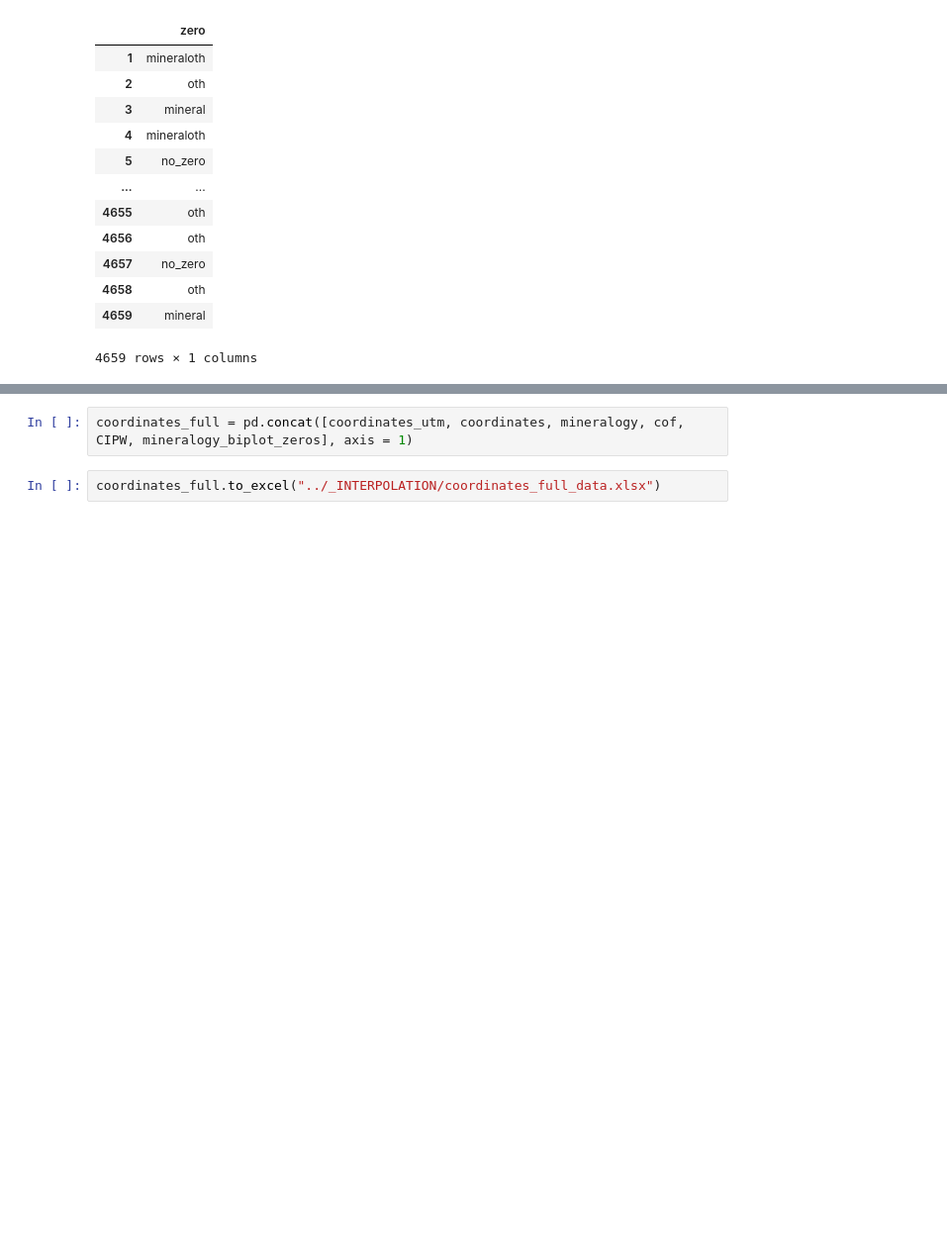
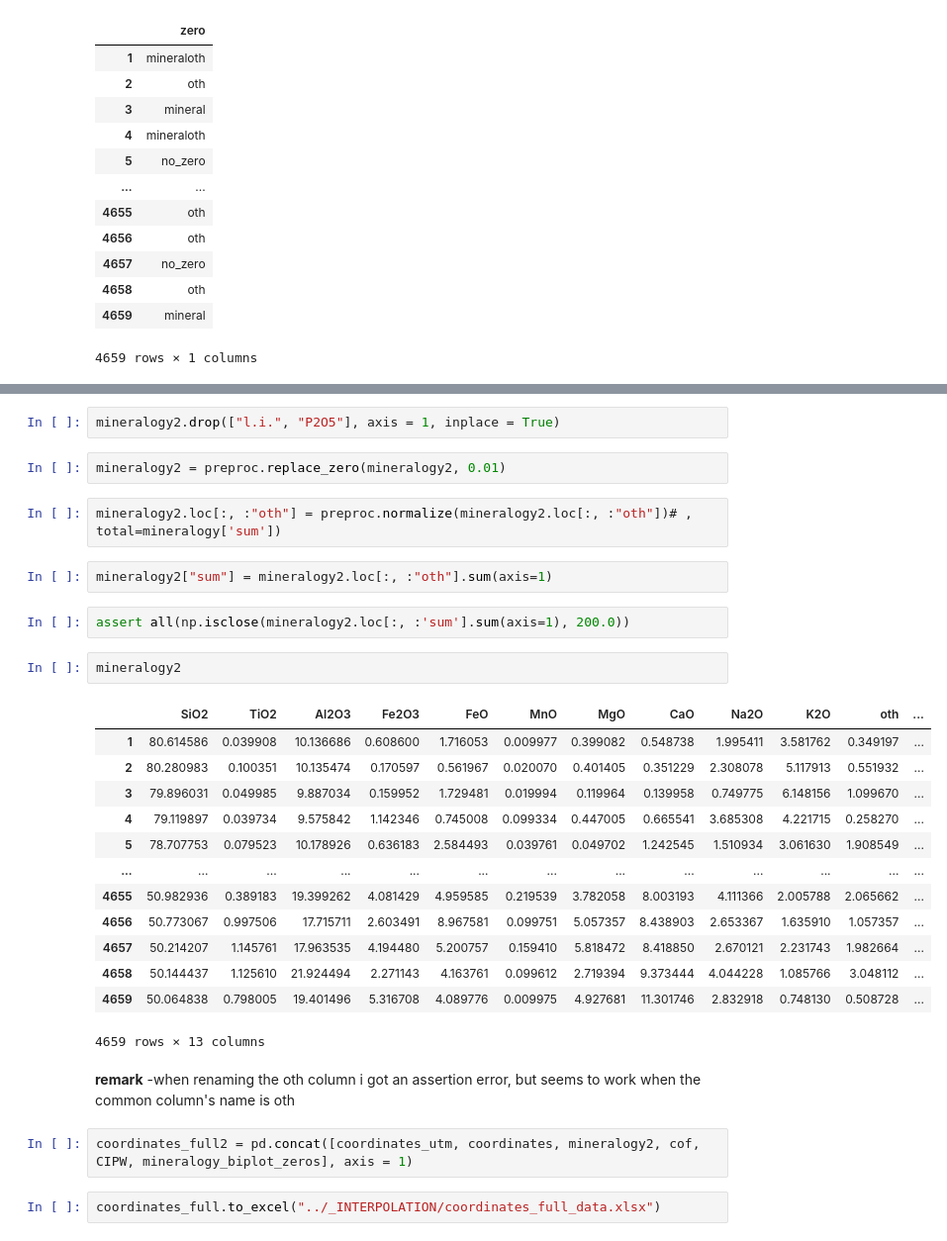
Before and after one commit to Complexio/Vistelius_1995_OCR, a Jupyter notebook: _ANALYSIS/1_area1_Preprocessing.ipynb, the cells around one changed output, grey strips where cells are left out. Shown at 99% size. Drawn from its saved outputs; the diff is of its cells as text; blank space fills up the shorter version.

```diff
--- a/_ANALYSIS/1_area1_Preprocessing.ipynb
+++ b/_ANALYSIS/1_area1_Preprocessing.ipynb
@@ -456,5 +482,34 @@ mineralogy_biplot_zeros
+# %%
+mineralogy2.drop(["l.i.", "P2O5"], axis = 1, inplace = True)
+# %%
+mineralogy2 = preproc.replace_zero(mineralogy2, 0.01)
+# %%
+mineralogy2.loc[:, :"oth"] = preproc.normalize(mineralogy2.loc[:, :"oth"])# , total=mineralogy['sum'])
+# %%
+mineralogy2["sum"] = mineralogy2.loc[:, :"oth"].sum(axis=1)
+# %%
+assert all(np.isclose(mineralogy2.loc[:, :'sum'].sum(axis=1), 200.0))
+# %%
+mineralogy2
+# %% [output]
+|  | SiO2 | TiO2 | Al2O3 | Fe2O3 | FeO | MnO | MgO | CaO | Na2O | K2O | oth | ... |
+| 1 | 80.614586 | 0.039908 | 10.136686 | 0.608600 | 1.716053 | 0.009977 | 0.399082 | 0.548738 | 1.995411 | 3.581762 | 0.349197 | ... |
+| 2 | 80.280983 | 0.100351 | 10.135474 | 0.170597 | 0.561967 | 0.020070 | 0.401405 | 0.351229 | 2.308078 | 5.117913 | 0.551932 | ... |
+| 3 | 79.896031 | 0.049985 | 9.887034 | 0.159952 | 1.729481 | 0.019994 | 0.119964 | 0.139958 | 0.749775 | 6.148156 | 1.099670 | ... |
+| 4 | 79.119897 | 0.039734 | 9.575842 | 1.142346 | 0.745008 | 0.099334 | 0.447005 | 0.665541 | 3.685308 | 4.221715 | 0.258270 | ... |
+| 5 | 78.707753 | 0.079523 | 10.178926 | 0.636183 | 2.584493 | 0.039761 | 0.049702 | 1.242545 | 1.510934 | 3.061630 | 1.908549 | ... |
+| ... | ... | ... | ... | ... | ... | ... | ... | ... | ... | ... | ... | ... |
+| 4655 | 50.982936 | 0.389183 | 19.399262 | 4.081429 | 4.959585 | 0.219539 | 3.782058 | 8.003193 | 4.111366 | 2.005788 | 2.065662 | ... |
+| 4656 | 50.773067 | 0.997506 | 17.715711 | 2.603491 | 8.967581 | 0.099751 | 5.057357 | 8.438903 | 2.653367 | 1.635910 | 1.057357 | ... |
+| 4657 | 50.214207 | 1.145761 | 17.963535 | 4.194480 | 5.200757 | 0.159410 | 5.818472 | 8.418850 | 2.670121 | 2.231743 | 1.982664 | ... |
+| 4658 | 50.144437 | 1.125610 | 21.924494 | 2.271143 | 4.163761 | 0.099612 | 2.719394 | 9.373444 | 4.044228 | 1.085766 | 3.048112 | ... |
+| 4659 | 50.064838 | 0.798005 | 19.401496 | 5.316708 | 4.089776 | 0.009975 | 4.927681 | 11.301746 | 2.832918 | 0.748130 | 0.508728 | ... |
+4659 rows × 13 columns
+# %% [markdown]
+**remark**
+-when renaming the oth column i got an assertion error, but seems to work when the common column's name is oth
 # %%
-coordinates_full = pd.concat([coordinates_utm, coordinates, mineralogy, cof, CIPW, mineralogy_biplot_zeros], axis = 1)
+coordinates_full2 = pd.concat([coordinates_utm, coordinates, mineralogy2, cof, CIPW, mineralogy_biplot_zeros], axis = 1)
 # %%
 coordinates_full.to_excel("../_INTERPOLATION/coordinates_full_data.xlsx")
 # %% [markdown]
```
Also changed, not shown: parts of 8 cells of this notebook, 3 other files.
